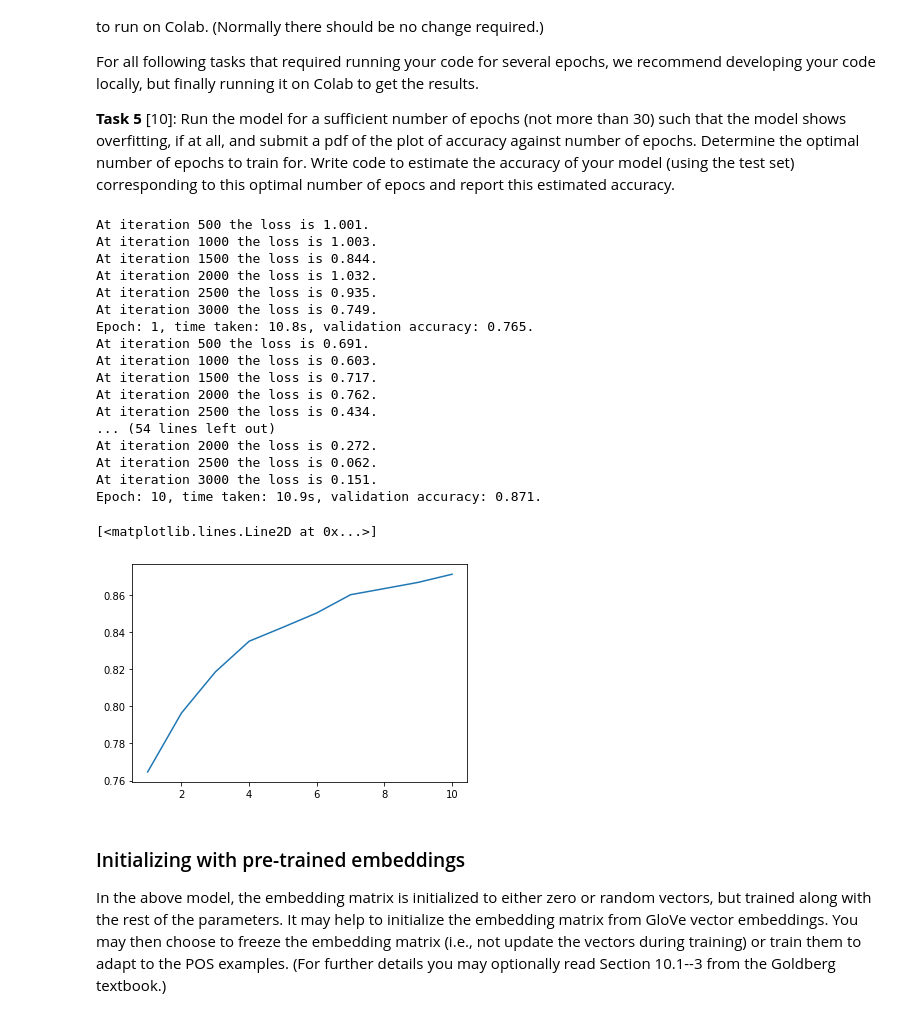
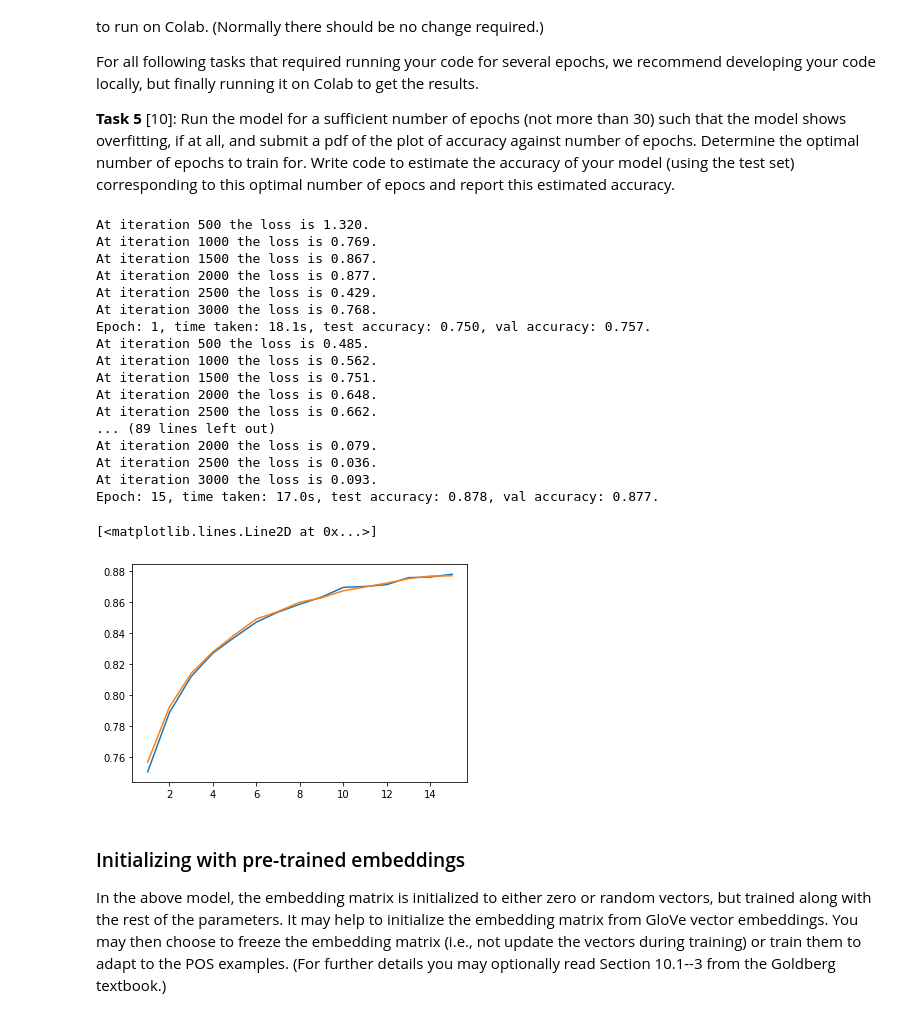
Before and after one commit to advanced-ML-hwrepo/homework_3, a Jupyter notebook: hw3.ipynb, the cells around one changed output. Saved outputs shown, nothing was run; the diff lists cells and outputs as text; code cells hidden in the pictures.

```diff
--- a/hw3.ipynb
+++ b/hw3.ipynb
@@ -476,48 +457,56 @@ For all following tasks that required running your code for several epochs, we r
 
 **Task 5** [10]: Run the model for a sufficient number of epochs (not more than 30) such that the model shows overfitting, if at all, and submit a pdf of the plot of accuracy against number of epochs. Determine the optimal number of epochs to train for. Write code to estimate the accuracy of your model (using the test set) corresponding to this optimal number of epocs and report this estimated accuracy.
 # %%
+import time
+import matplotlib.pyplot as plt
+%matplotlib inline
 model = NNPOSTagger(window_size = WINDOW_SIZE,
                     vocab_size = len(vocab_words),
                      embedding_dim = 300,
                      hidden_dim = 128,
                      output_dim = len(vocab_ud),
                      nonlinearity = nn.Tanh(),
                      use_glove = None,
                      freeze_glove = False).to(device)
 
-EPOCHS = 10 # epoch
+EPOCHS = 15 # epoch
 optimizer = torch.optim.Adam(model.parameters(), lr=1e-4)
 
-accuracies=[]
+accuracies_test=[]
+accuracies_val=[]
+
 for epoch in range(1, EPOCHS + 1):
     epoch_start_time = time.time()
     train_an_epoch(train_dataloader)
-    accuracy = get_accuracy(valid_dataloader)
-    accuracies.append(accuracy)
+    accuracy_t = get_accuracy(test_dataloader) #use test accuracies
+    accuracy_v = get_accuracy(valid_dataloader) #use test accuracies
+    accuracies_val.append(accuracy_v)
+    accuracies_test.append(accuracy_t)
     time_taken = time.time() - epoch_start_time
-    print(f'Epoch: {epoch}, time taken: {time_taken:.1f}s, validation accuracy: {accuracy:.3f}.')
+    print(f'Epoch: {epoch}, time taken: {time_taken:.1f}s, test accuracy: {accuracy_t:.3f}, val accuracy: {accuracy_v:.3f}.')
 
-plt.plot(range(1, EPOCHS+1), accuracies)
+plt.plot(range(1, EPOCHS+1), accuracies_test)
+plt.plot(range(1, EPOCHS+1), accuracies_val)
 # %% [output]
-At iteration 500 the loss is 1.001.
-At iteration 1000 the loss is 1.003.
-At iteration 1500 the loss is 0.844.
-At iteration 2000 the loss is 1.032.
-At iteration 2500 the loss is 0.935.
-At iteration 3000 the loss is 0.749.
-Epoch: 1, time taken: 10.8s, validation accuracy: 0.765.
-At iteration 500 the loss is 0.691.
-At iteration 1000 the loss is 0.603.
-At iteration 1500 the loss is 0.717.
-At iteration 2000 the loss is 0.762.
-At iteration 2500 the loss is 0.434.
-... (54 lines left out)
-At iteration 2000 the loss is 0.272.
-At iteration 2500 the loss is 0.062.
-At iteration 3000 the loss is 0.151.
-Epoch: 10, time taken: 10.9s, validation accuracy: 0.871.
+At iteration 500 the loss is 1.320.
+At iteration 1000 the loss is 0.769.
+At iteration 1500 the loss is 0.867.
+At iteration 2000 the loss is 0.877.
+At iteration 2500 the loss is 0.429.
+At iteration 3000 the loss is 0.768.
+Epoch: 1, time taken: 18.1s, test accuracy: 0.750, val accuracy: 0.757.
+At iteration 500 the loss is 0.485.
+At iteration 1000 the loss is 0.562.
+At iteration 1500 the loss is 0.751.
+At iteration 2000 the loss is 0.648.
+At iteration 2500 the loss is 0.662.
+... (89 lines left out)
+At iteration 2000 the loss is 0.079.
+At iteration 2500 the loss is 0.036.
+At iteration 3000 the loss is 0.093.
+Epoch: 15, time taken: 17.0s, test accuracy: 0.878, val accuracy: 0.877.
 [<matplotlib.lines.Line2D at 0x...>]
-[figure, old version]
+[figure, new version]
 # %% [markdown]
 ### Initializing with pre-trained embeddings
 
```
Also changed, not shown: parts of 2 cells of this notebook.
